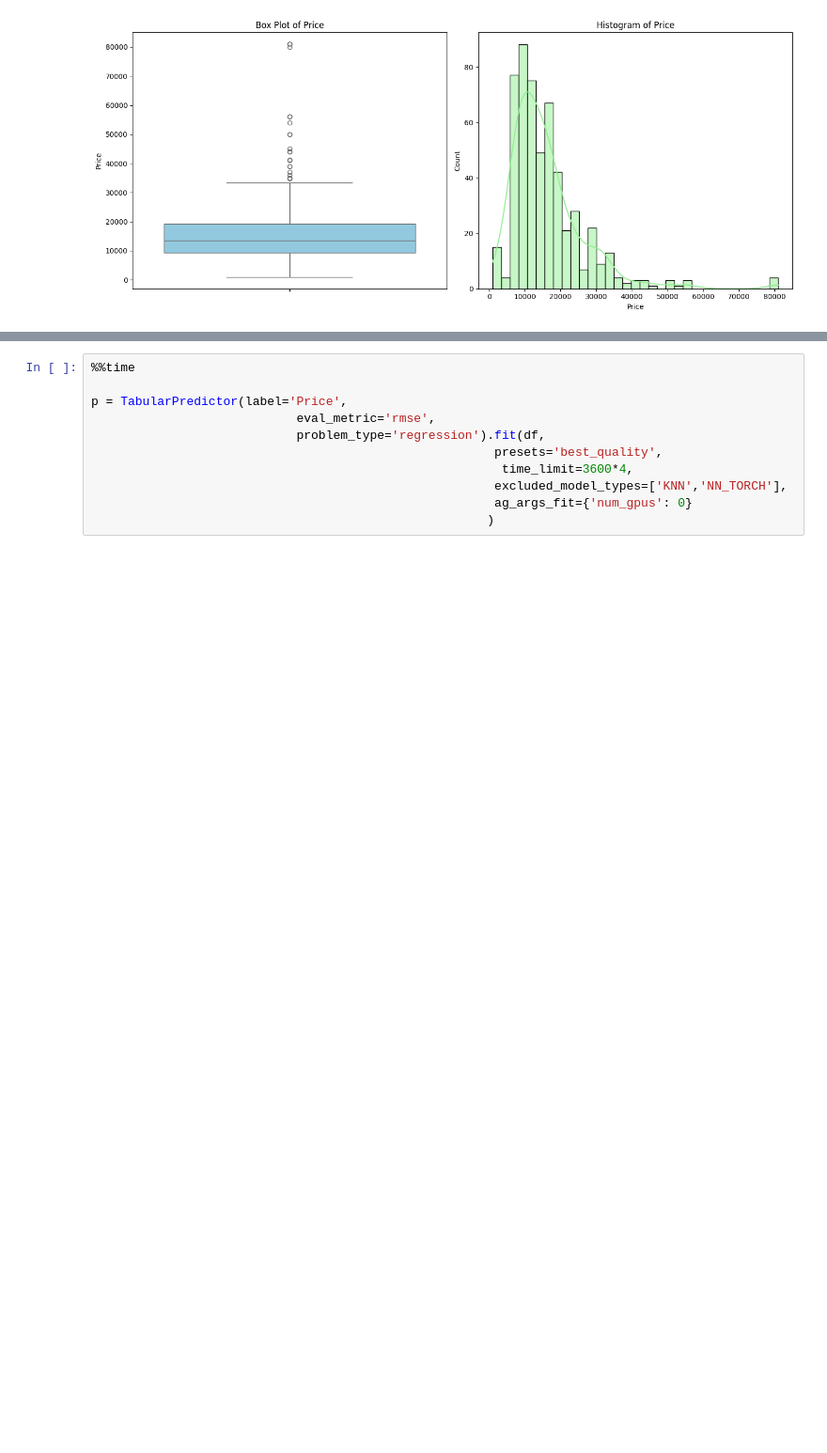
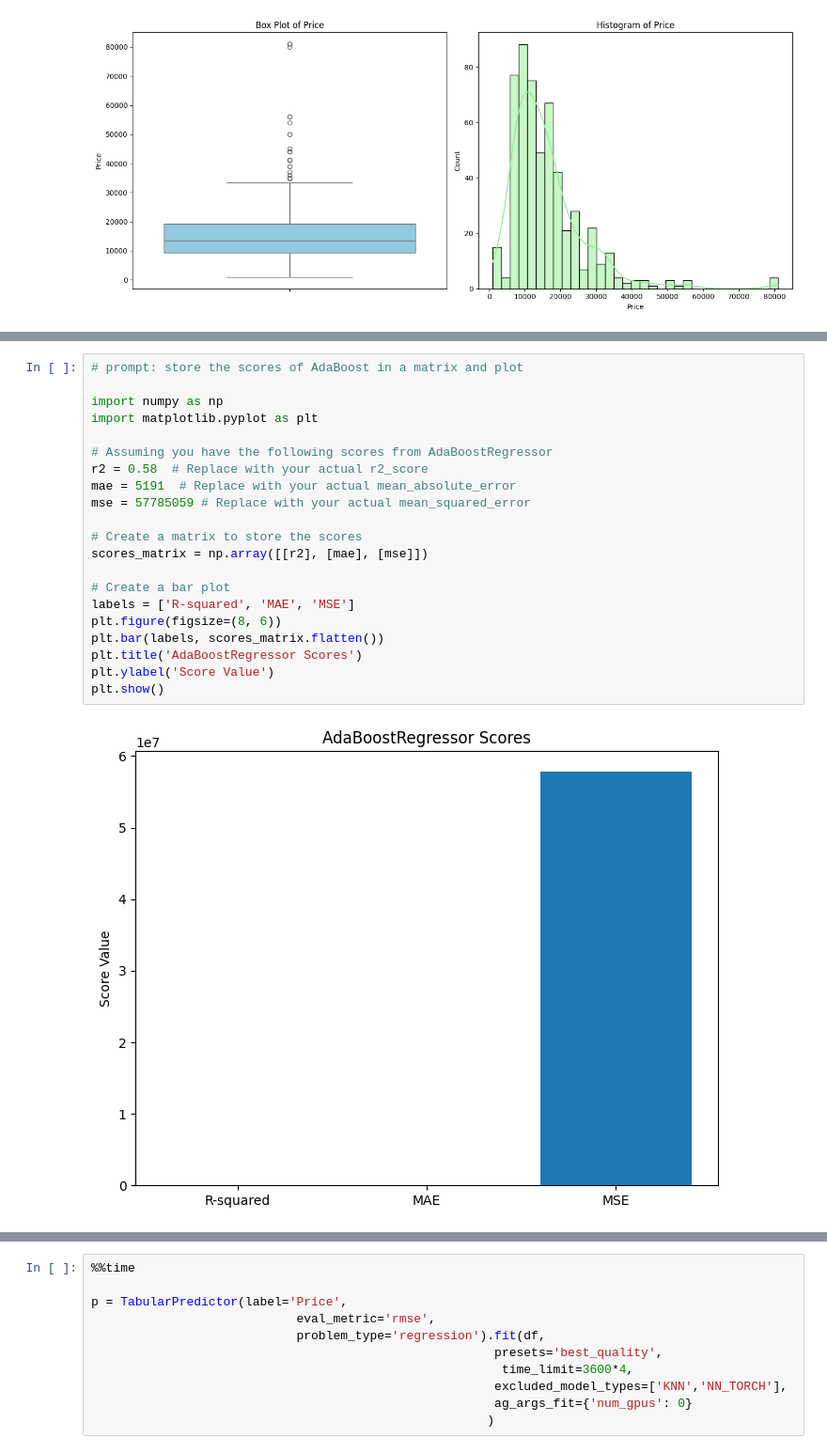
Before and after one commit to Deb052024/Machine-Prediction, a Jupyter notebook: Mobile_Handset_Price.ipynb, the cells around one changed output, grey strips where cells are left out. Shown at 94% size. Cells and saved outputs as stored; diff of their text form; blank space fills up the shorter version.

```diff
--- a/Mobile_Handset_Price.ipynb
+++ b/Mobile_Handset_Price.ipynb
@@ -484,0 +635,23 @@ memory usage: 46.6+ KB
+# %%
+# prompt: store the scores of AdaBoost in a matrix and plot
+
+import numpy as np
+import matplotlib.pyplot as plt
+
+# Assuming you have the following scores from AdaBoostRegressor
+r2 = 0.58  # Replace with your actual r2_score
+mae = 5191  # Replace with your actual mean_absolute_error
+mse = 57785059 # Replace with your actual mean_squared_error
+
+# Create a matrix to store the scores
+scores_matrix = np.array([[r2], [mae], [mse]])
+
+# Create a bar plot
+labels = ['R-squared', 'MAE', 'MSE']
+plt.figure(figsize=(8, 6))
+plt.bar(labels, scores_matrix.flatten())
+plt.title('AdaBoostRegressor Scores')
+plt.ylabel('Score Value')
+plt.show()
+# %% [output]
+[figure, added]
```
Also changed, not shown: parts of 41 cells of this notebook.
